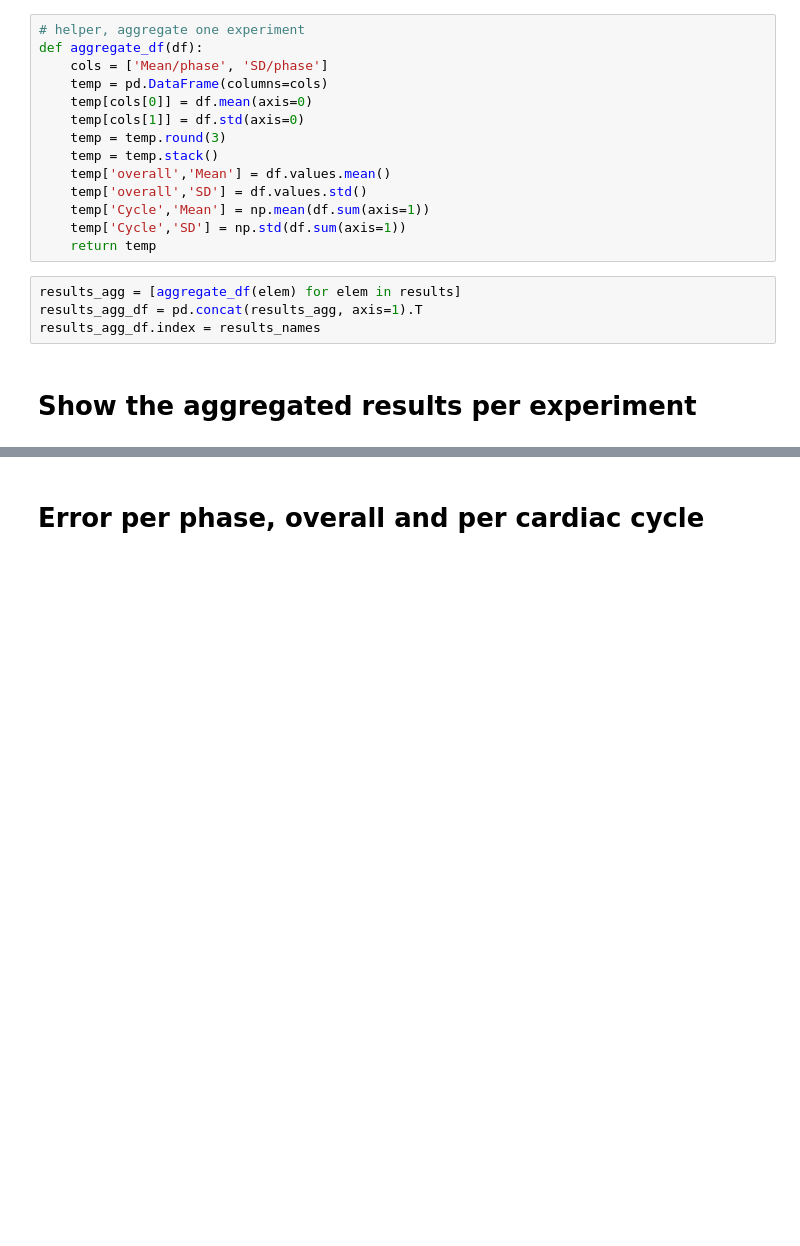
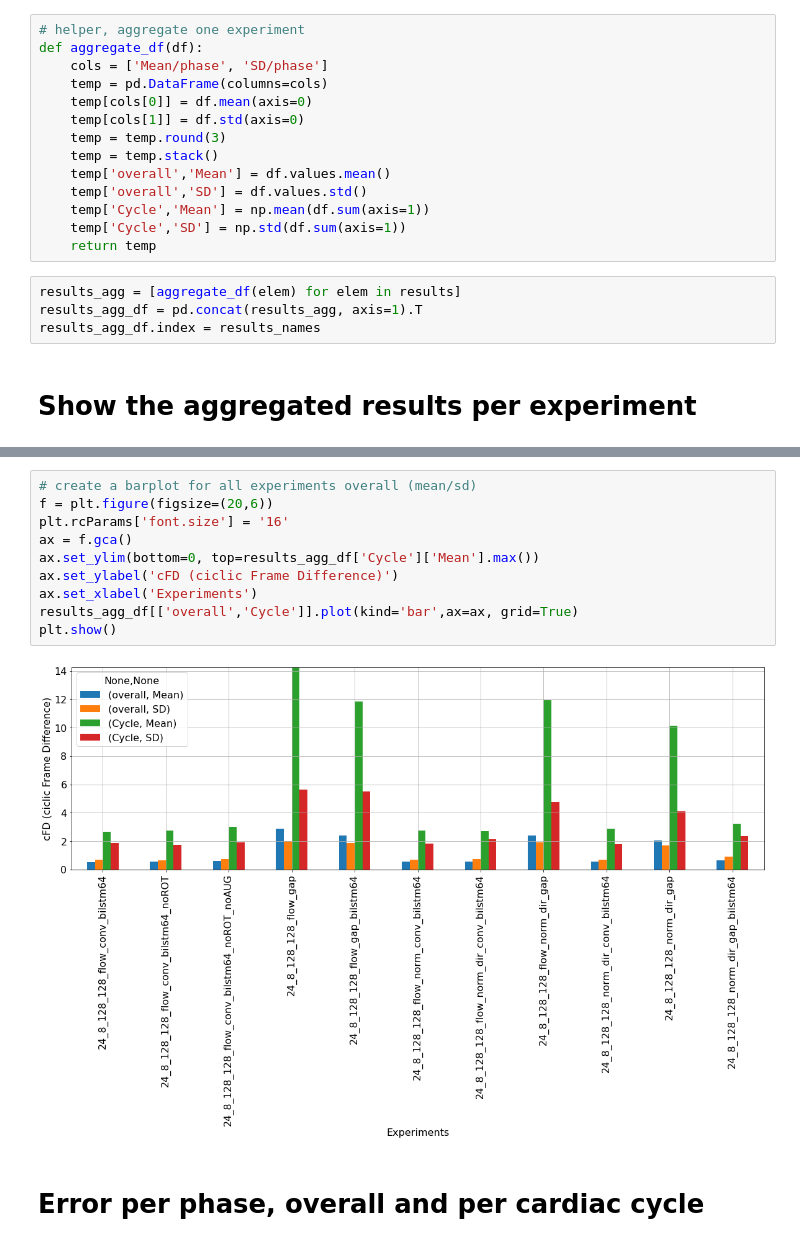
Before and after one commit to Cardio-AI/cmr-phase2phase-registration, a Jupyter notebook: notebooks/Evaluate/Evaluate_cv.ipynb, the cells around one changed output, grey strips where cells are left out. Saved outputs shown, nothing was run; the diff lists cells and outputs as text; blank space fills up the shorter version.

```diff
--- a/notebooks/Evaluate/Evaluate_cv.ipynb
+++ b/notebooks/Evaluate/Evaluate_cv.ipynb
@@ -144,3 +146,15 @@ results_agg_df.style.highlight_min(color = 'lightgreen', axis = 0)
+# %%
+# create a barplot for all experiments overall (mean/sd)
+f = plt.figure(figsize=(20,6))
+plt.rcParams['font.size'] = '16'
+ax = f.gca()
+ax.set_ylim(bottom=0, top=results_agg_df['Cycle']['Mean'].max())
+ax.set_ylabel('cFD (ciclic Frame Difference)')
+ax.set_xlabel('Experiments')
+results_agg_df[['overall','Cycle']].plot(kind='bar',ax=ax, grid=True)
+plt.show()
+# %% [output]
+[figure, added]
 # %% [markdown]
 # Error per phase, overall and per cardiac cycle
 # %%
```
Also changed, not shown: parts of 8 cells of this notebook, 9 other files.
